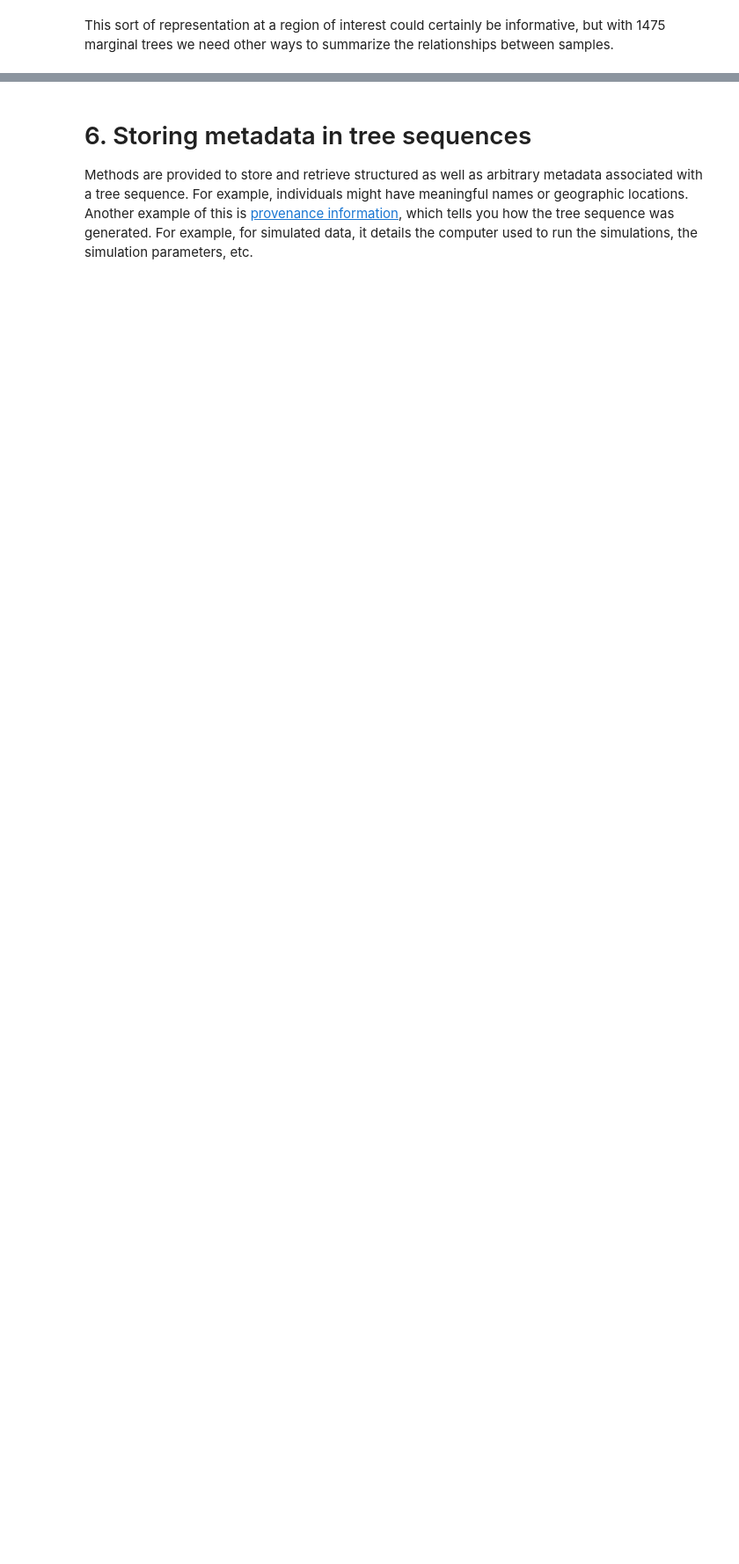
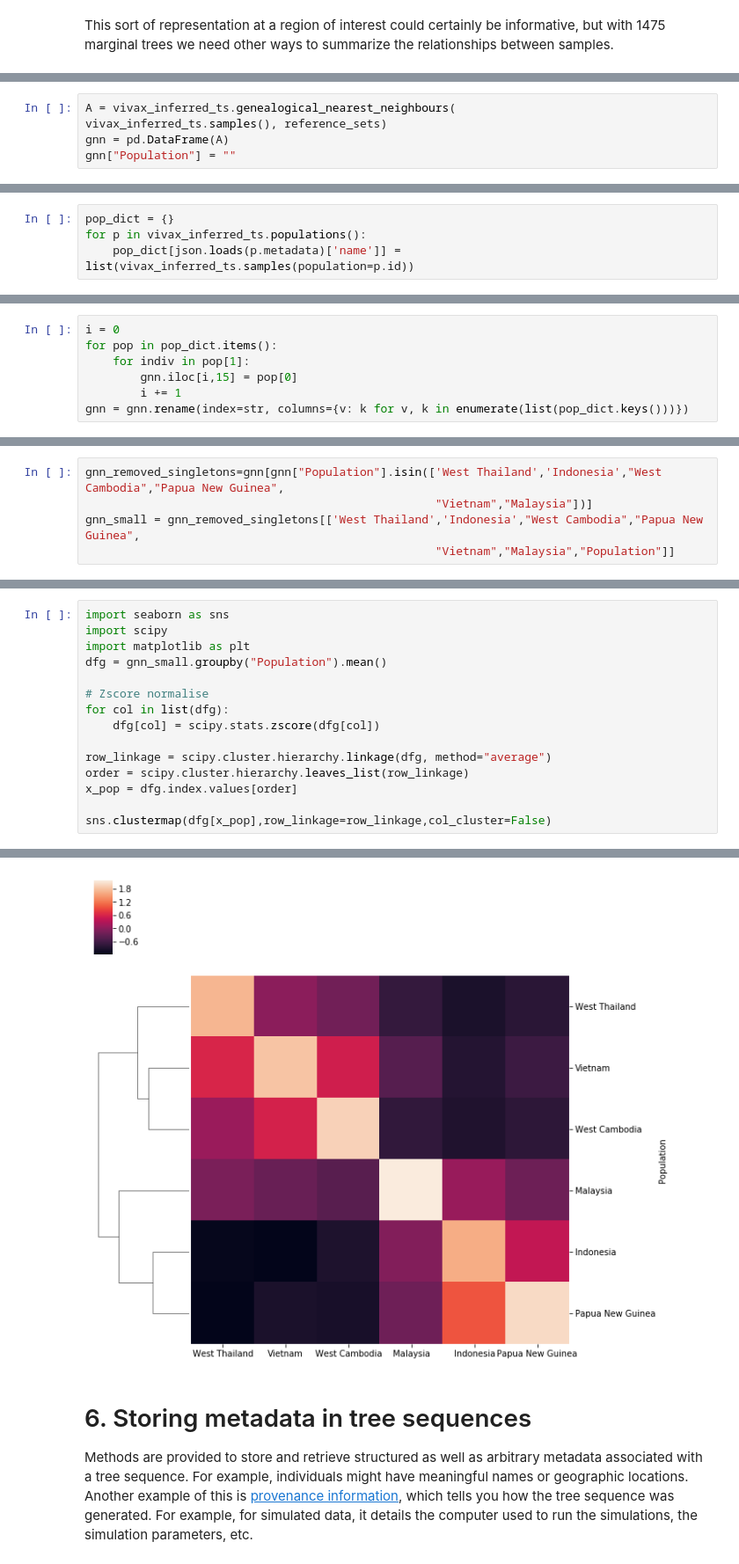
Before and after one commit to mcveanlab/tskit-workshop, a Jupyter notebook: ts_workshop_part3.ipynb, the cells around one changed output, grey strips where cells are left out. Shown at 88% size. Saved outputs shown, nothing was run; the diff lists cells and outputs as text; blank space fills up the shorter version.

Commit message:
part 3: adding GNN codeadded full names to samples file

```diff
--- a/ts_workshop_part3.ipynb
+++ b/ts_workshop_part3.ipynb
@@ -237,0 +246,5 @@ first z-score normalised by column and the rows then hierarchically clustered.
+# %%
+A = vivax_inferred_ts.genealogical_nearest_neighbours(
+vivax_inferred_ts.samples(), reference_sets)
+gnn = pd.DataFrame(A)
+gnn["Population"] = ""
@@ -237,0 +253,4 @@ first z-score normalised by column and the rows then hierarchically clustered.
+# %%
+pop_dict = {}
+for p in vivax_inferred_ts.populations():
+    pop_dict[json.loads(p.metadata)['name']] = list(vivax_inferred_ts.samples(population=p.id))
@@ -237,0 +259,7 @@ first z-score normalised by column and the rows then hierarchically clustered.
+# %%
+i = 0
+for pop in pop_dict.items():
+    for indiv in pop[1]:
+        gnn.iloc[i,15] = pop[0]
+        i += 1
+gnn = gnn.rename(index=str, columns={v: k for v, k in enumerate(list(pop_dict.keys()))})
@@ -237,0 +268,5 @@ first z-score normalised by column and the rows then hierarchically clustered.
+# %%
+gnn_removed_singletons=gnn[gnn["Population"].isin(['West Thailand','Indonesia',"West Cambodia","Papua New Guinea",
+                                                   "Vietnam","Malaysia"])]
+gnn_small = gnn_removed_singletons[['West Thailand','Indonesia',"West Cambodia","Papua New Guinea",
+                                                   "Vietnam","Malaysia","Population"]]
@@ -237,0 +276,16 @@ first z-score normalised by column and the rows then hierarchically clustered.
+# %%
+import seaborn as sns
+import scipy
+import matplotlib as plt
+dfg = gnn_small.groupby("Population").mean()
+
+# Zscore normalise
+for col in list(dfg):
+    dfg[col] = scipy.stats.zscore(dfg[col])
+
+row_linkage = scipy.cluster.hierarchy.linkage(dfg, method="average")
+order = scipy.cluster.hierarchy.leaves_list(row_linkage)
+x_pop = dfg.index.values[order]
+
+sns.clustermap(dfg[x_pop],row_linkage=row_linkage,col_cluster=False)
+# %% [output]
@@ -238,3 +293,4 @@ first z-score normalised by column and the rows then hierarchically clustered.
+[figure, added]
 # %% [markdown]
 <a id='metadata'></a>
 # 6. Storing metadata in tree sequences
```
Also changed, not shown: parts of 11 cells of this notebook, 1 other file.
